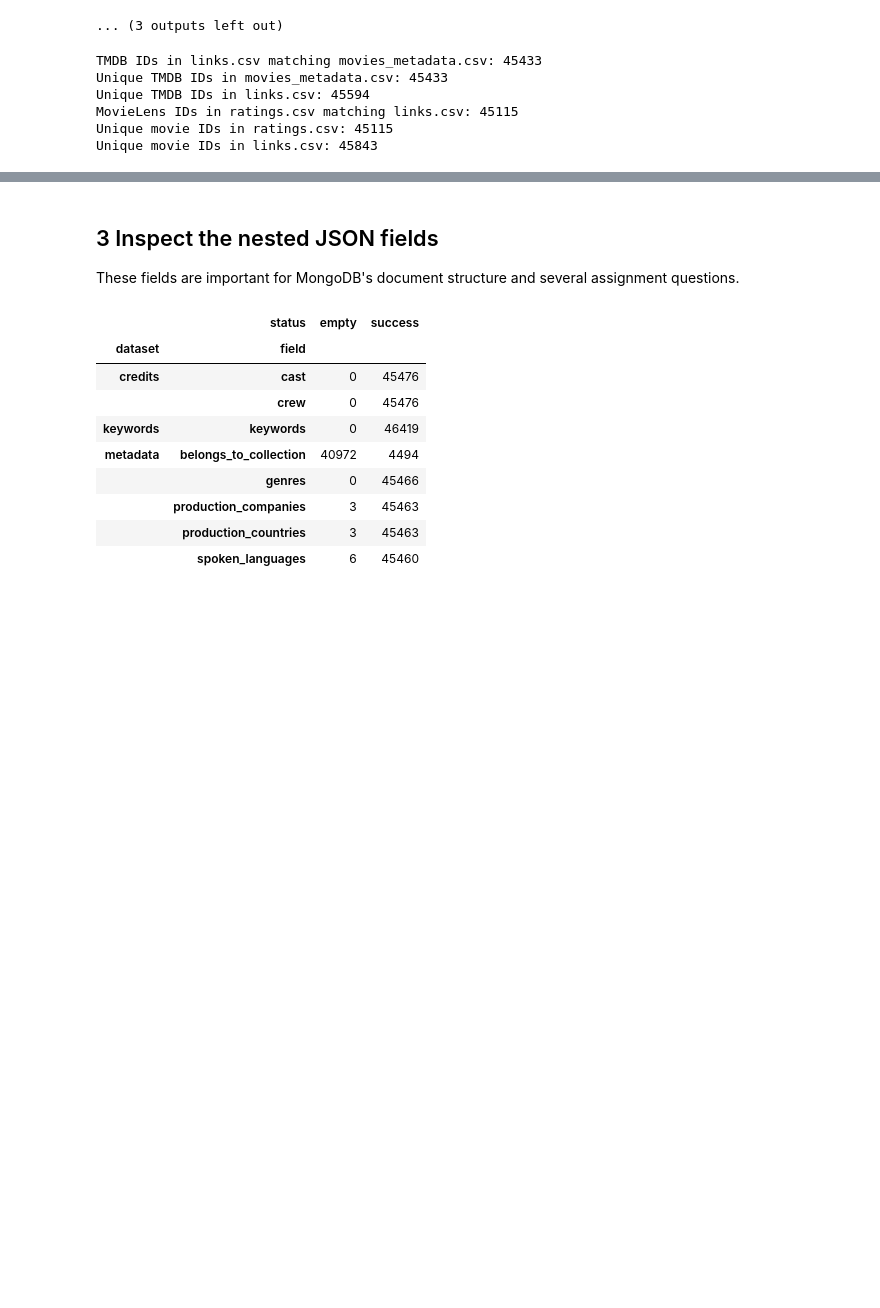
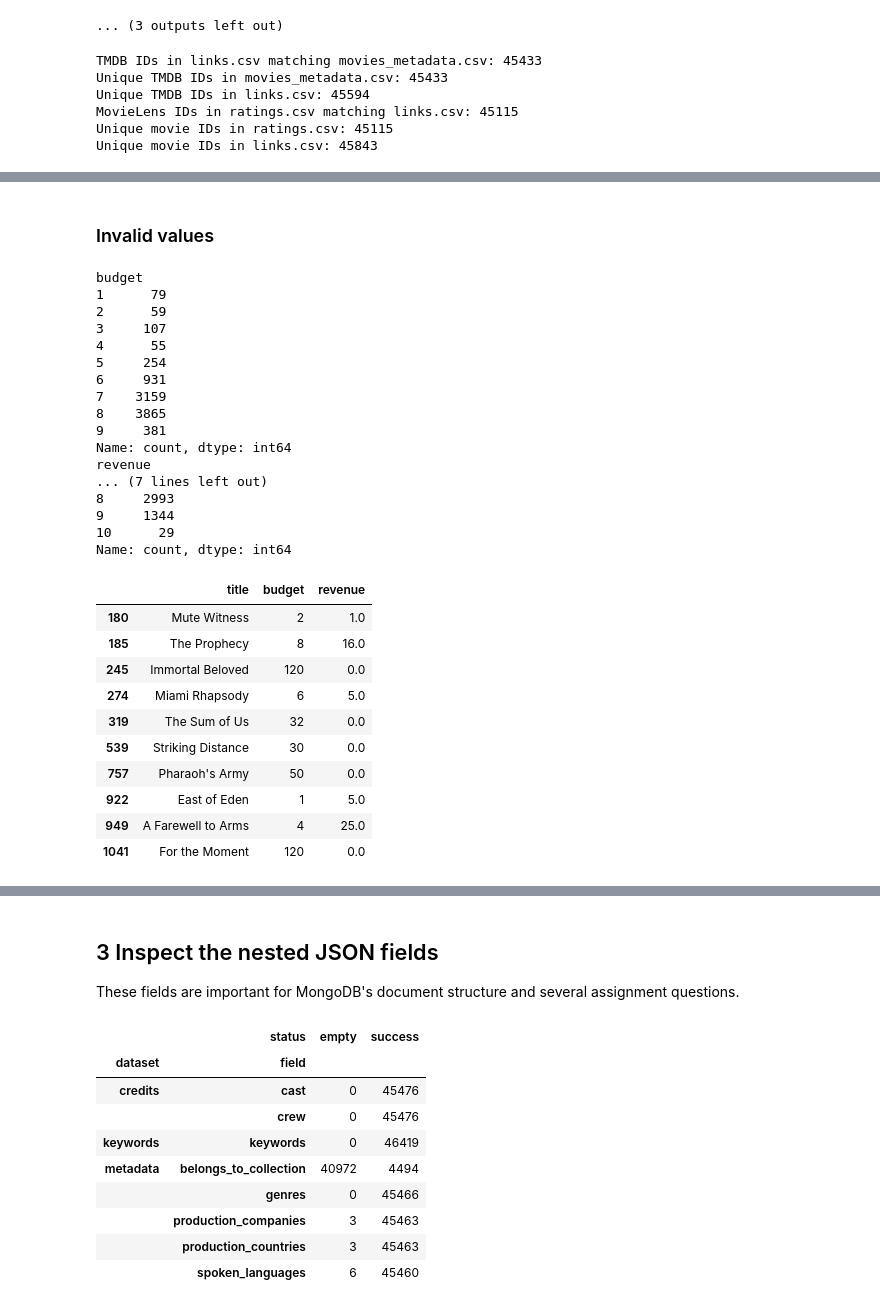
Before and after one commit to mariaagnetha/TDT4225-The-Movies-Dataset, a Jupyter notebook: eda.ipynb, the cells around one changed output, grey strips where cells are left out. Drawn from its saved outputs; the diff is of its cells as text; code cells hidden in the pictures; blank space fills up the shorter version.

```diff
--- a/eda.ipynb
+++ b/eda.ipynb
@@ -241,0 +240,17 @@ Maria
+# %%
+pd.set_option("display.max_columns", 50)
+
+movies = pd.read_csv(DATA_DIR / "movies_metadata.csv", low_memory=False)
+credits = pd.read_csv(DATA_DIR / "credits.csv")
+keywords = pd.read_csv(DATA_DIR / "keywords.csv")
+links = pd.read_csv(DATA_DIR / "links.csv")
+ratings = pd.read_csv(DATA_DIR / "ratings.csv")
+
+for dataset, df in {
+    "movies_metadata": movies,
+    "credits": credits,
+    "keywords": keywords,
+    "links": links,
+    "ratings": ratings,
+}.items():
+    print(f"{dataset:16s} {df.shape[0]:>8,} rows {df.shape[1]:>3} columns")
@@ -241,0 +377,2 @@ Maria
+# %% [markdown]
+### Invalid values
@@ -241,0 +391,40 @@ Maria
+# %%
+# Count number of digits in budget and revenue for positive values
+# Length of 1 means budget or revenue is between 1 and 9
+pos_budget = budget[budget > 0]
+budget_len = pos_budget.astype(int).astype(str).str.len()
+print(budget_len.value_counts().sort_index())
+
+pos_revenue = revenue[revenue > 0]
+revenue_len = pos_revenue.astype(int).astype(str).str.len()
+print(revenue_len.value_counts().sort_index())
+display(movies.loc[budget.between(1,1000), ["title", "budget", "revenue"]].head(10))
+# %% [output]
+budget
+1      79
+2      59
+3     107
+4      55
+5     254
+6     931
+7    3159
+8    3865
+9     381
+Name: count, dtype: int64
+revenue
+... (7 lines left out)
+8     2993
+9     1344
+10      29
+Name: count, dtype: int64
+|  | title | budget | revenue |
+| 180 | Mute Witness | 2 | 1.0 |
+| 185 | The Prophecy | 8 | 16.0 |
+| 245 | Immortal Beloved | 120 | 0.0 |
+| 274 | Miami Rhapsody | 6 | 5.0 |
+| 319 | The Sum of Us | 32 | 0.0 |
+| 539 | Striking Distance | 30 | 0.0 |
+| 757 | Pharaoh's Army | 50 | 0.0 |
+| 922 | East of Eden | 1 | 5.0 |
+| 949 | A Farewell to Arms | 4 | 25.0 |
+| 1041 | For the Moment | 120 | 0.0 |
```
Also changed, not shown: parts of 19 cells of this notebook, 1 other file.
